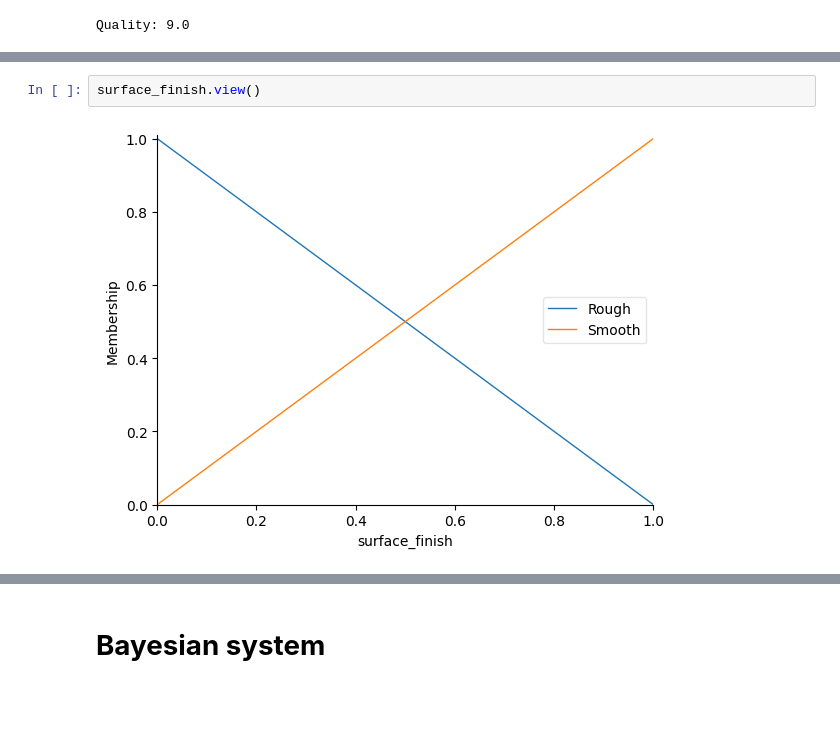
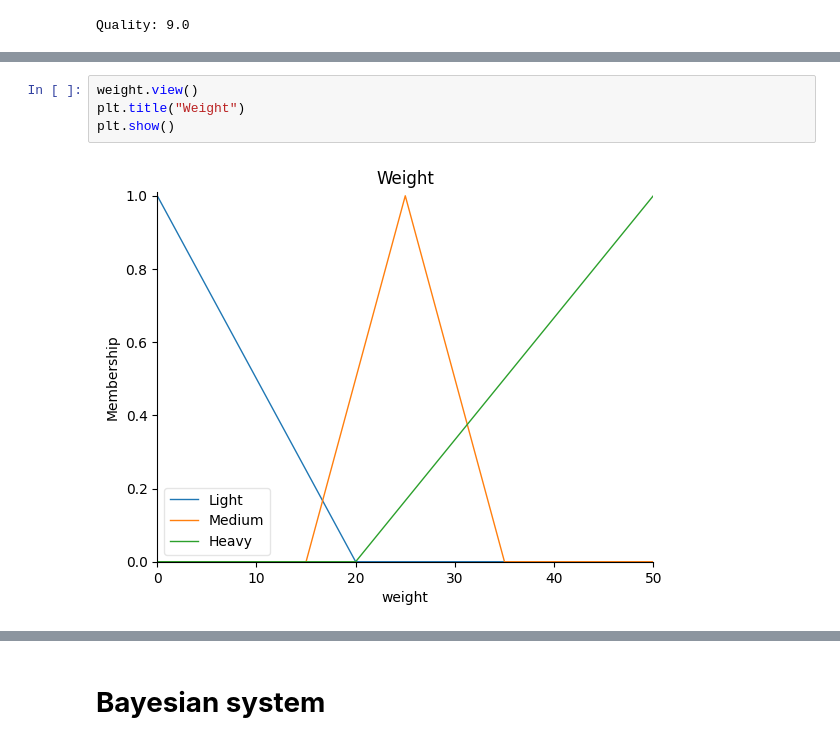
Before and after one commit to DiegoRaC14/UDLAP-AI, a Jupyter notebook: Fuzzy_Bayesian_systems_.ipynb, the cells around one changed output, grey strips where cells are left out. Saved outputs shown, nothing was run; the diff lists cells and outputs as text; blank space fills up the shorter version.

```diff
--- a/Fuzzy_Bayesian_systems_.ipynb
+++ b/Fuzzy_Bayesian_systems_.ipynb
@@ -98,4 +91,6 @@ material_type.view()
-# %%
-surface_finish.view()
-# %% [output]
-[figure, removed]
+# %%
+weight.view()
+plt.title("Weight")
+plt.show()
+# %% [output]
+[figure, added]
```
Also changed, not shown: parts of 9 cells of this notebook.
